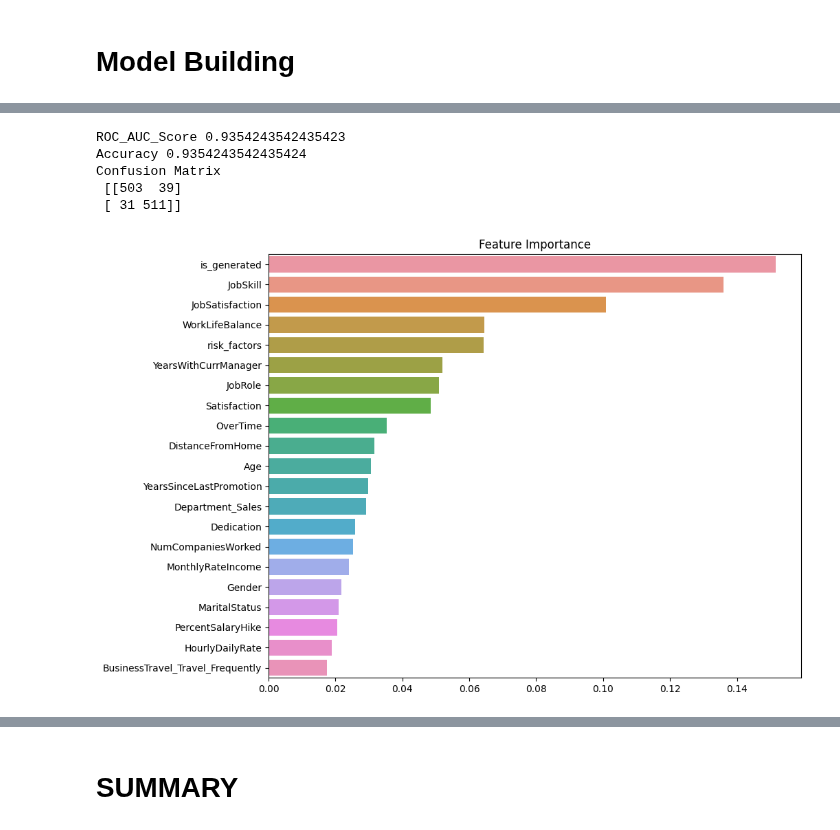
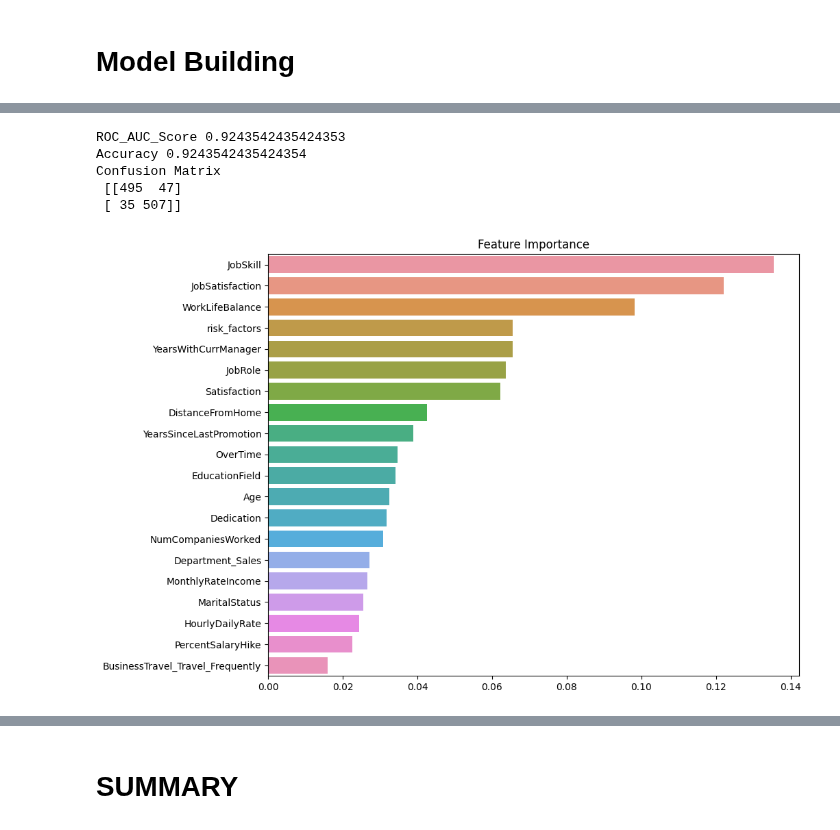
Before and after one commit to Harsh502s/PS-Attrition-Pred, a Jupyter notebook: Notebooks and Models/XGBosst Model.ipynb, the cells around one changed output, grey strips where cells are left out. Cells and saved outputs as stored; diff of their text form; code cells hidden in the pictures.

```diff
--- a/Notebooks and Models/XGBosst Model.ipynb
+++ b/Notebooks and Models/XGBosst Model.ipynb
@@ -46,10 +46,6 @@ pd.set_option("display.float_format", lambda x: "%.3f" % x)
 train = pd.read_csv(r"../Data/train.csv")
 test = pd.read_csv(r"../Data/test.csv")
 original = pd.read_csv(r"../Data/original_data.csv")
-# %%
-train["is_generated"] = 1
-test["is_generated"] = 1
-original["is_generated"] = 0
 # %% [markdown]
 #### The following columns can be omitted because their values do not affect the analysis results
 1. `Over18`: All values are `Y`
@@ -447,38 +534,38 @@ print(grid.best_estimator_)
 # %%
-xgb = XGBClassifier(random_state=101,verbosity=0)
+xgb = XGBClassifier(**grid.best_params_,random_state=101,verbosity=0)
 
 # Fitting the model on the train set.
 
 xgb.fit(X_train_smote, y_train_smote)
 
 # Predicting the target variable on the train set.
 
 y_pred = xgb.predict(X_valid_smote)
 
 # Getting the roc_auc_score on the train set.
 
 print("ROC_AUC_Score", roc_auc_score(y_valid_smote, y_pred))
 print("Accuracy", accuracy_score(y_valid_smote, y_pred))
 print("Confusion Matrix\n", confusion_matrix(y_valid_smote, y_pred))
 
 # Feature Importance
 
 # Zip the feature names with the feature importances and sort them.
 
 imp_features_xgb = sorted(
     zip(selected_features, xgb.feature_importances_), key=lambda x: x[1], reverse=True
 )
 
 # Plotting a horizontal barplot.
 
 plt.figure(figsize=(10, 8))
 sns.barplot(x=[x[1] for x in imp_features_xgb], y=[x[0] for x in imp_features_xgb])
 plt.title("Feature Importance")
 plt.show()
 # %% [output]
-ROC_AUC_Score 0.9354243542435423
-Accuracy 0.9354243542435424
+ROC_AUC_Score 0.9243542435424353
+Accuracy 0.9243542435424354
 Confusion Matrix
- [[503  39]
- [ 31 511]]
+ [[495  47]
+ [ 35 507]]
-[figure, old version]
+[figure, new version]
```
Also changed, not shown: parts of 17 cells of this notebook, 6 other files.
